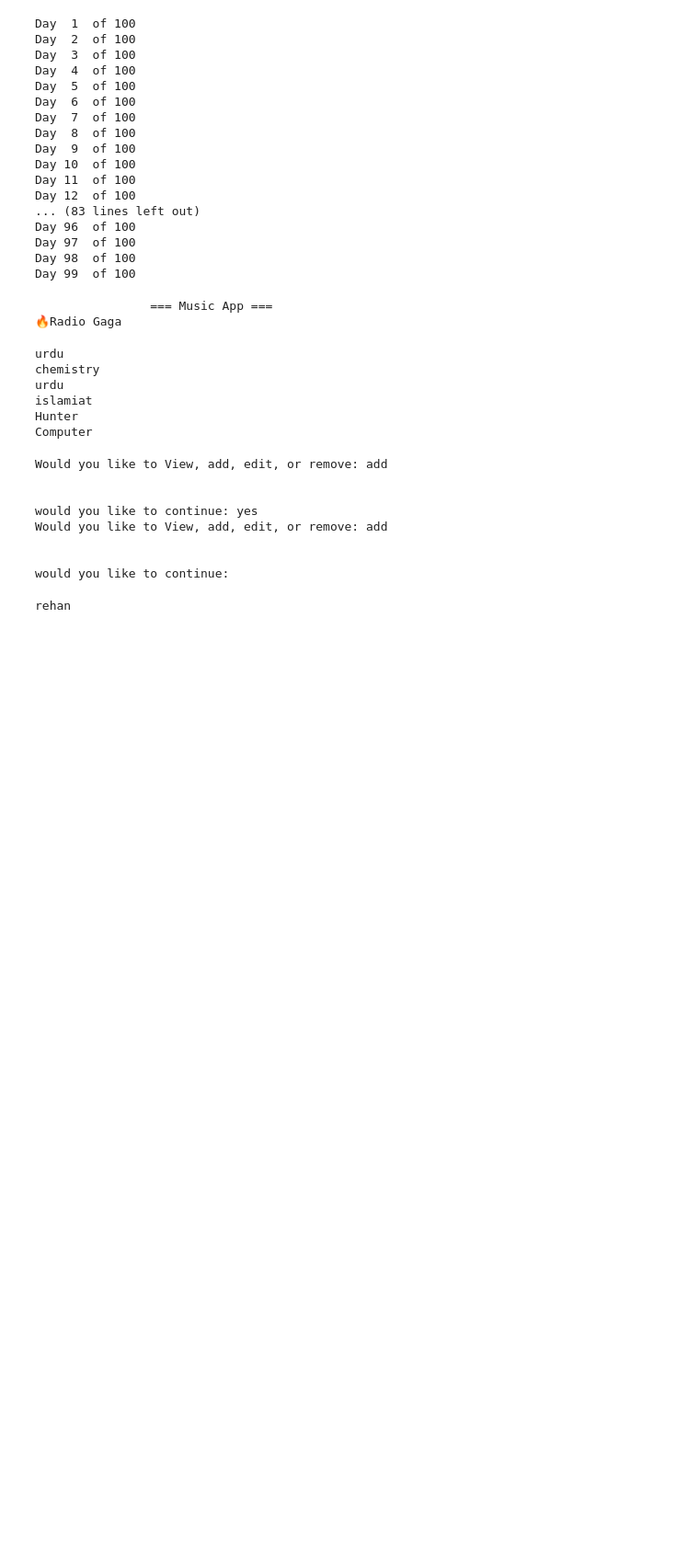
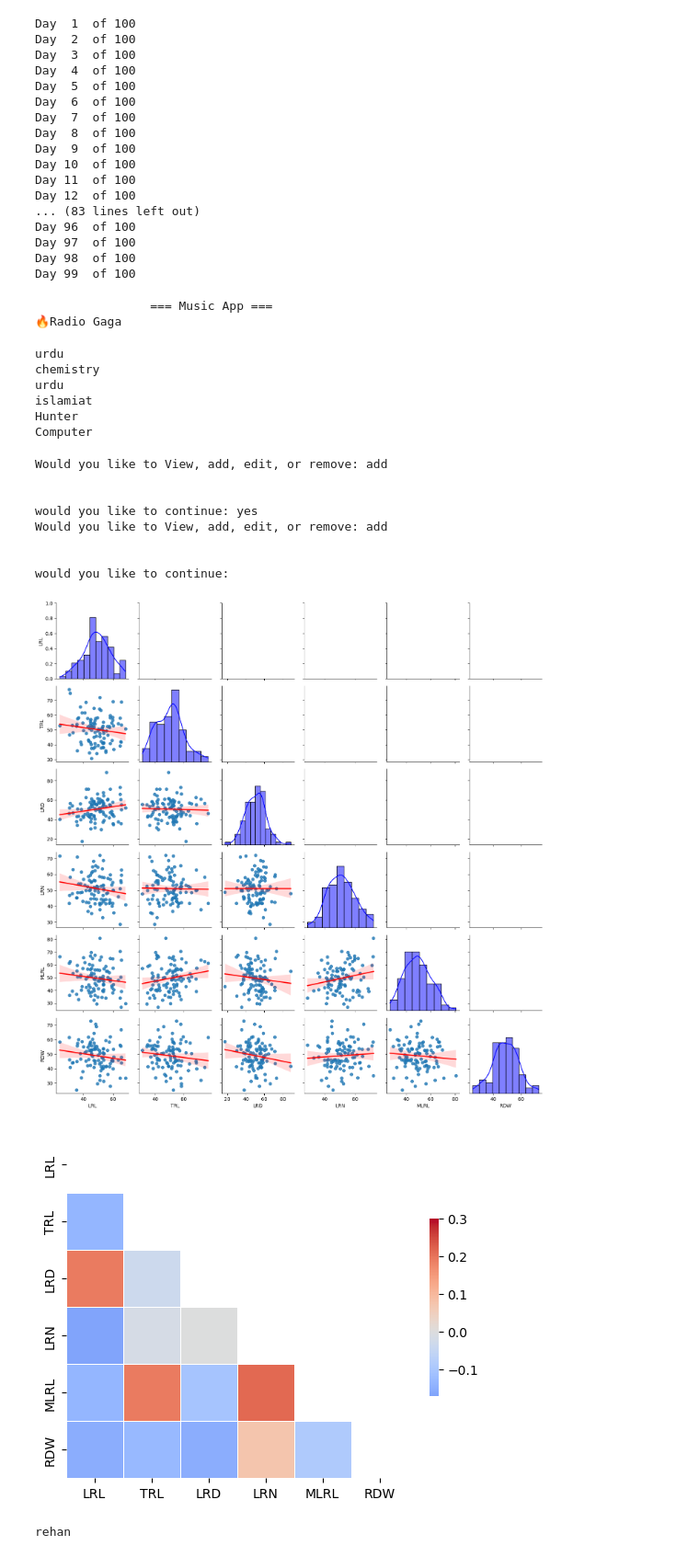
Before and after one commit to MuhammadRehanKhalid/Data_Science_AI, a Jupyter notebook: Replit and other/Replit_27_40_revision.ipynb, the cells around one changed output. Shown: that part at 92% size. Saved outputs shown, nothing was run; the diff lists cells and outputs as text; code cells hidden in the pictures; blank space fills up the shorter version.

```diff
--- a/Replit and other/Replit_27_40_revision.ipynb
+++ b/Replit and other/Replit_27_40_revision.ipynb
@@ -494,3 +492,46 @@ would you like to continue:
+# %%
+import seaborn as sns
+import matplotlib.pyplot as plt
+import numpy as np
+import pandas as pd
+
+# Create dummy data
+np.random.seed(42) # Ensures reproducibility
+dummy_data = pd.DataFrame({
+    'LRL': np.random.normal(50, 10, 100),
+    'TRL': np.random.normal(50, 10, 100),
+    'LRD': np.random.normal(50, 10, 100),
+    'LRN': np.random.normal(50, 10, 100),
+    'MLRL': np.random.normal(50, 10, 100),
+    'RDW': np.random.normal(50, 10, 100)
+})
+
+# Create a PairGrid
+g = sns.PairGrid(dummy_data)
+
+# Map a scatter plot to the lower triangle
+g.map_lower(sns.regplot, line_kws={'color': 'red'})
+
+# Map a histogram to the diagonal
+g.map_diag(sns.histplot, kde=True, color='blue')
+
+# Calculate the correlation matrix
+corr = dummy_data.corr()
+
+# Generate a mask for the upper triangle
+mask = np.triu(np.ones_like(corr, dtype=bool))
+
+# Create a new figure for the heatmap
+plt.figure(figsize=(6, 5))
+
+# Draw the heatmap with the mask and correct aspect ratio
+sns.heatmap(corr, mask=mask, cmap='coolwarm', vmax=.3, center=0,
+            square=True, linewidths=.5, cbar_kws={"shrink": .5}, annot=True)
+
+plt.show()
+# %% [output]
+[figure, added]
+[figure, added]
 # %%
 while_ = "rehan"
 print(while_)
```
Also changed, not shown: parts of 1 cell of this notebook.
